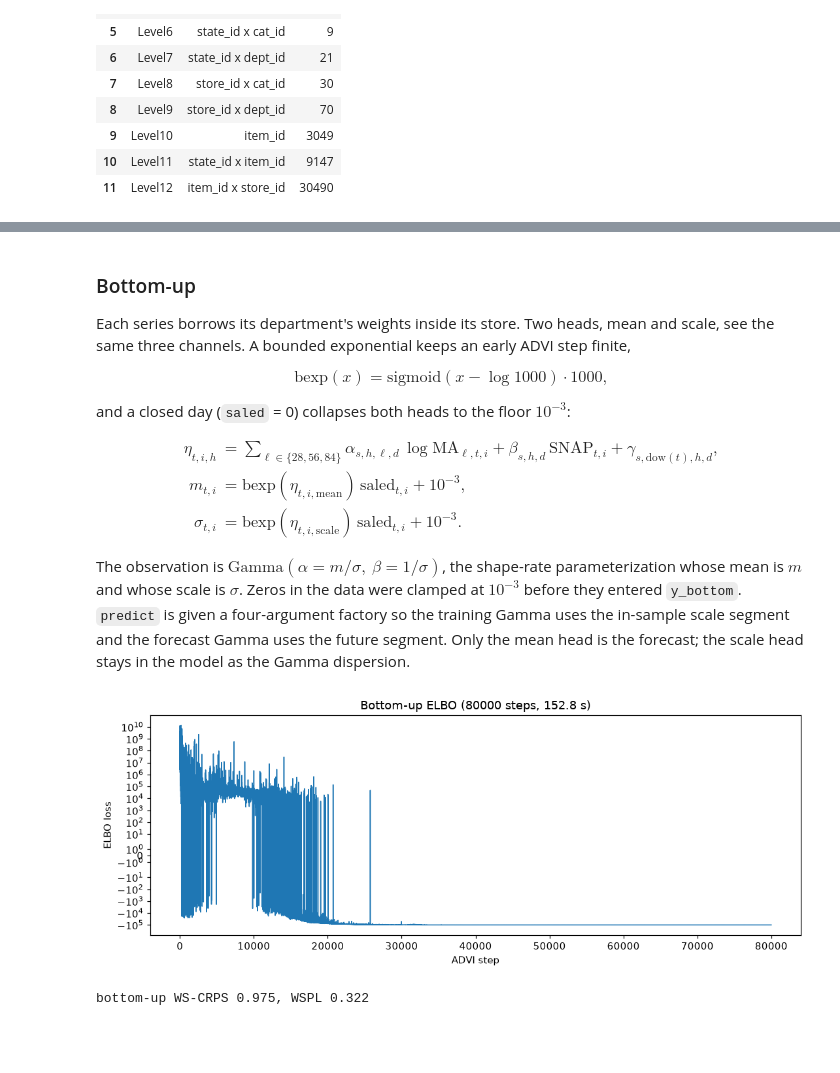
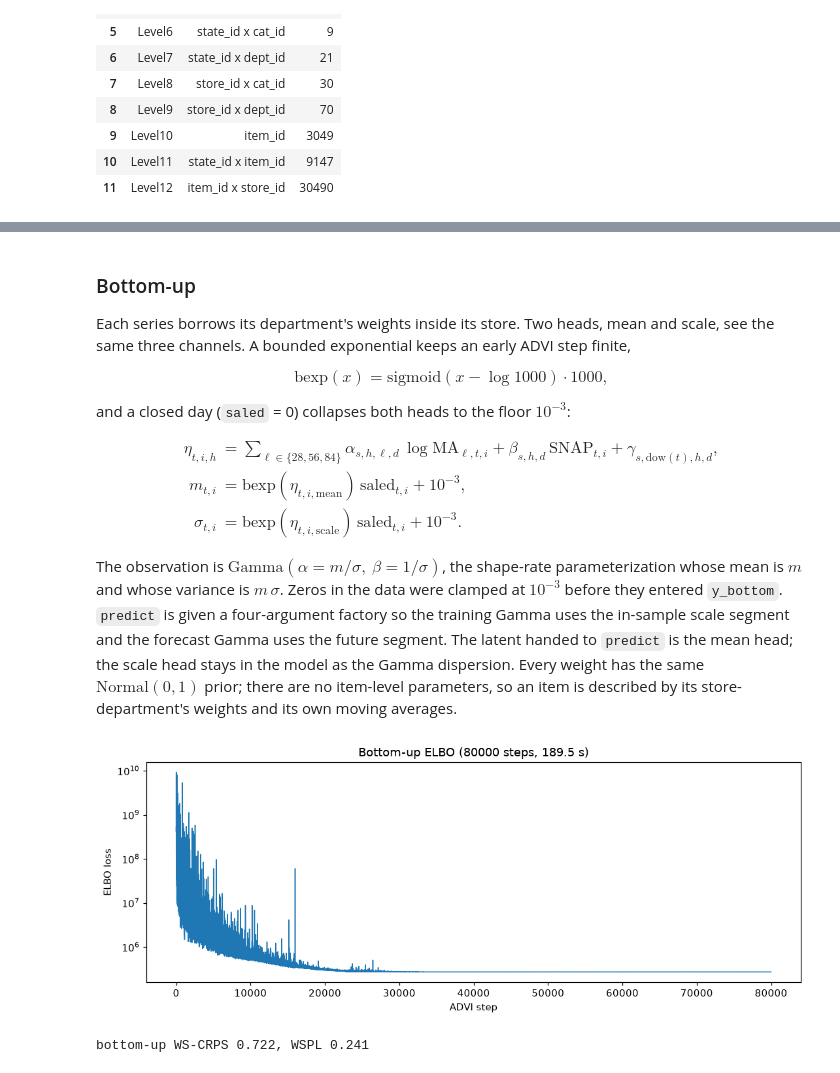
Before and after one commit to pymc-labs/pymc-forecast, a Jupyter notebook: docs/examples/m5_forecasting.ipynb, the cells around one changed output, grey strips where cells are left out. Drawn from its saved outputs; the diff is of its cells as text; code cells hidden in the pictures; blank space fills up the shorter version.

```diff
--- a/docs/examples/m5_forecasting.ipynb
+++ b/docs/examples/m5_forecasting.ipynb
@@ -861,12 +999,9 @@ class TopDownModel(ForecastingModel):
             prediction[:, None],
         )
 # %%
-top, top_forecast, top_seconds = fit_and_forecast(TopDownModel(), y_top, cov_top, STEPS["top-down"])
+top, top_posterior, top_forecast, top_seconds = fit_and_forecast(
+    TopDownModel(), y_top, cov_top, STEPS["top-down"]
+)
 plot_loss(top.losses, f"Top-down ELBO ({STEPS['top-down']} steps, {top_seconds:.1f} s)")
-top_draws = reconcile_top_down(top_forecast, panel_sales[:ORIGIN], seed=SEED)
-results["top-down"] = (*score(top_draws), top_seconds, top_draws)
-print(
-    f"top-down WS-CRPS {mean_level_score(results['top-down'][0]):.3f}, "
-    f"WSPL {results['top-down'][1]:.3f}"
-)
+az.summary(top_posterior, var_names=["bias", "trend", "dof", "noise_scale"])
 # %% [output]
@@ -897,12 +1095,14 @@ m_{t,i} &= \mathrm{bexp}(\eta_{t,i,\mathrm{mean}})\,\mathrm{saled}_{t,i} + 10^{-
 $$
 
 The observation is $\mathrm{Gamma}(\alpha = m/\sigma,\ \beta = 1/\sigma)$,
-the shape-rate parameterization whose mean is $m$ and whose scale is $\sigma$.
-Zeros in the data were clamped at $10^{-3}$ before they entered `y_bottom`.
-`predict` is given a four-argument factory so the training Gamma uses the
-in-sample scale segment and the forecast Gamma uses the future segment. Only
-the mean head is the forecast; the scale head stays in the model as the Gamma
-dispersion.
+the shape-rate parameterization whose mean is $m$ and whose variance is
+$m\,\sigma$. Zeros in the data were clamped at $10^{-3}$ before they entered
+`y_bottom`. `predict` is given a four-argument factory so the training Gamma
+uses the in-sample scale segment and the forecast Gamma uses the future segment.
+The latent handed to `predict` is the mean head; the scale head stays in the
+model as the Gamma dispersion. Every weight has the same $\mathrm{Normal}(0, 1)$
+prior; there are no item-level parameters, so an item is described by its
+store-department's weights and its own moving averages.
 # %%
 def _bounded_exp(x, bound=BEXP_BOUND):
     """Exponential capped at ``bound``. The cap is the ADVI overflow guard."""
@@ -962,19 +1162,20 @@ class BottomUpModel(ForecastingModel):
         self.predict(gamma, mean)
 # %%
 bottom_model = BottomUpModel(store_index, dept_index, store_ids, dept_ids)
-bottom, bottom_forecast, bottom_seconds = fit_and_forecast(
-    bottom_model,
-    y_bottom,
-    cov_bottom.isel({TIME_DIM: slice(T0, None)}),
-    STEPS["bottom-up"],
+cov_bottom_fit = cov_bottom.isel({TIME_DIM: slice(T0, None)})
+bottom, bottom_posterior, bottom_forecast, bottom_seconds = fit_and_forecast(
+    bottom_model, y_bottom, cov_bottom_fit, STEPS["bottom-up"]
 )
 plot_loss(bottom.losses, f"Bottom-up ELBO ({STEPS['bottom-up']} steps, {bottom_seconds:.1f} s)")
-bottom_draws = np.asarray(forecast_draws(bottom_forecast).values)
-results["bottom-up"] = (*score(bottom_draws), bottom_seconds, bottom_draws)
-print(
-    f"bottom-up WS-CRPS {mean_level_score(results['bottom-up'][0]):.3f}, "
-    f"WSPL {results['bottom-up'][1]:.3f}"
-)
+bottom_draws = reconcile_bottom_up(bottom_forecast, ORIGIN)
+bottom_scores, bottom_wspl = score_holdout(bottom_draws)
+results["bottom-up"] = {
+    "scores": bottom_scores,
+    "wspl": bottom_wspl,
+    "seconds": bottom_seconds,
+    "draws": bottom_draws,
+}
+print(f"bottom-up WS-CRPS {mean_level_score(bottom_scores):.3f}, WSPL {bottom_wspl:.3f}")
 # %% [output]
-[figure, old version]
+[figure, new version]
-bottom-up WS-CRPS 0.975, WSPL 0.322
+bottom-up WS-CRPS 0.722, WSPL 0.241
```
Also changed, not shown: parts of 42 cells of this notebook, 4 other files.
